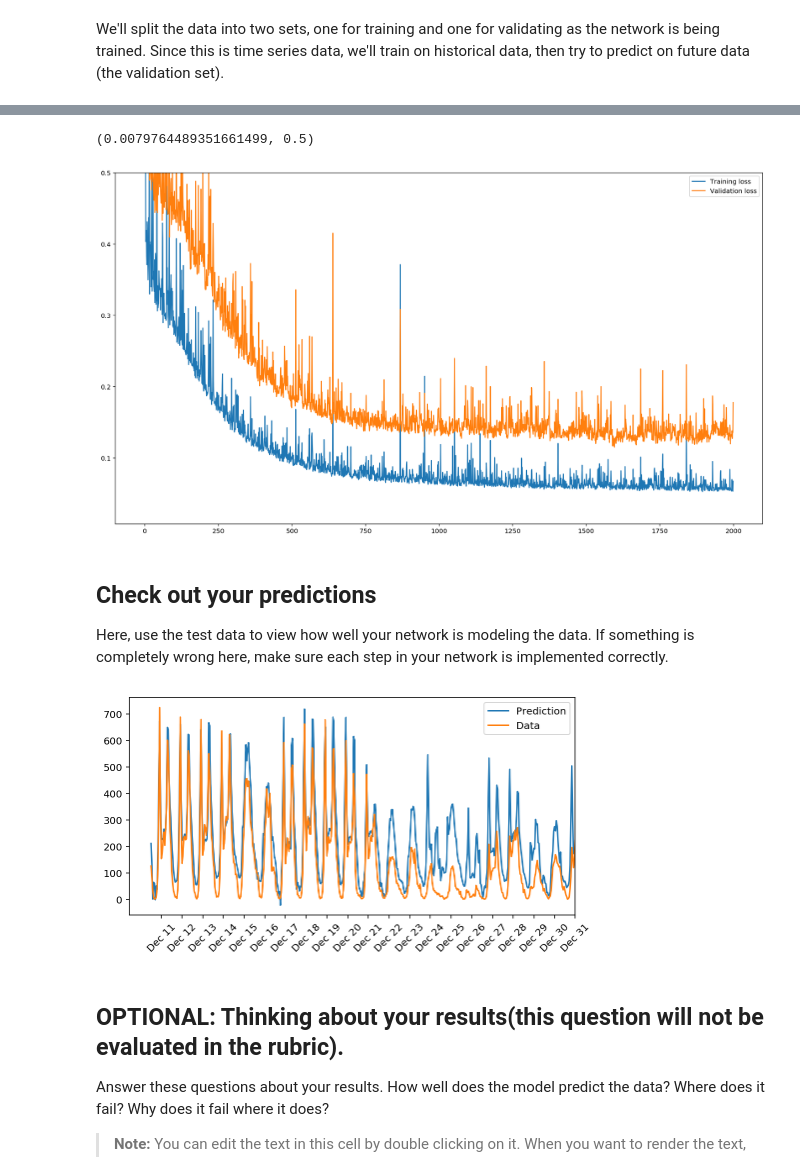
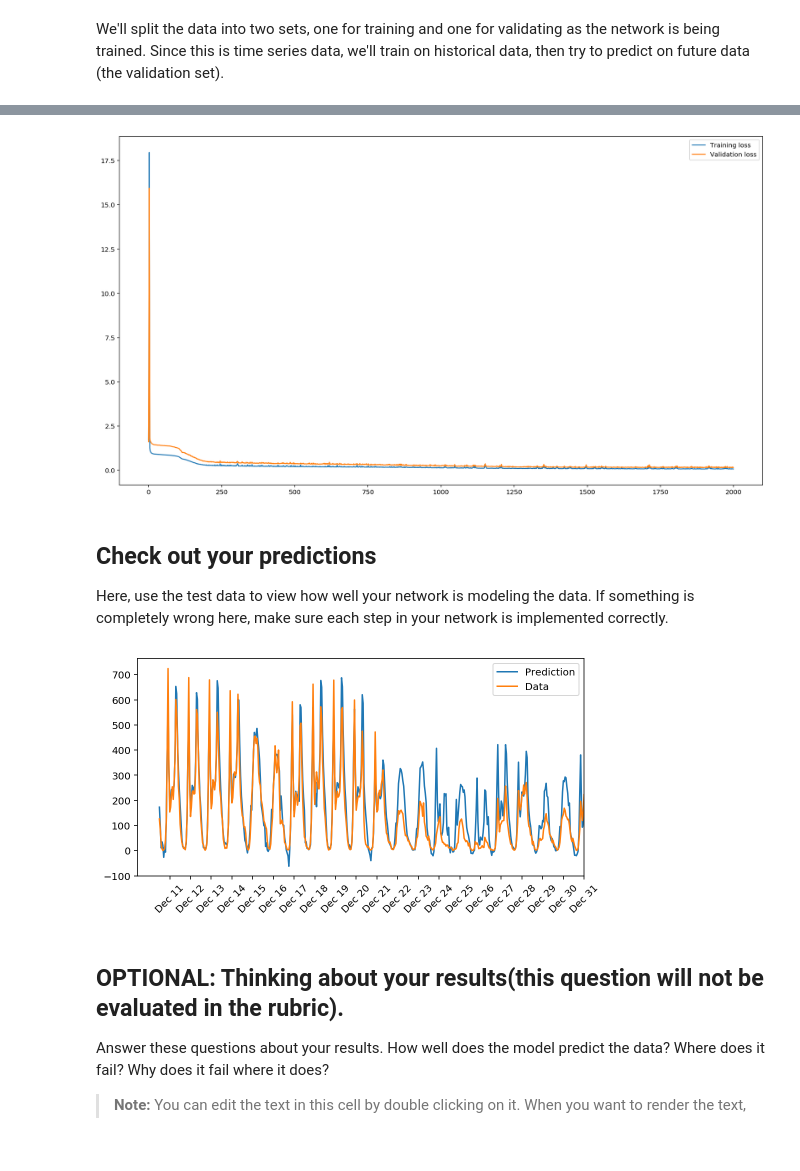
Before and after one commit to ithanium/dlnd-your-first-neural-network, a Jupyter notebook: DLND Your first neural network.ipynb, the cells around one changed output, grey strips where cells are left out. Saved outputs shown, nothing was run; the diff lists cells and outputs as text; code cells hidden in the pictures; blank space fills up the shorter version.

```diff
--- a/DLND Your first neural network.ipynb
+++ b/DLND Your first neural network.ipynb
@@ -191,28 +280,29 @@ The more hidden nodes you have, the more accurate predictions the model will mak
 import sys
 
 ### Set the hyperparameters here ###
-epochs = 2000
-learning_rate = 0.025
-hidden_nodes = 32
+iterations = 2000
+learning_rate = 0.01
+hidden_nodes = 10
 output_nodes = 1
 
 N_i = train_features.shape[1]
 network = NeuralNetwork(N_i, hidden_nodes, output_nodes, learning_rate)
 
 losses = {'train':[], 'validation':[]}
-for e in range(epochs):
+for ii in range(iterations):
     # Go through a random batch of 128 records from the training data set
     batch = np.random.choice(train_features.index, size=128)
-    for record, target in zip(train_features.ix[batch].values,
-                              train_targets.ix[batch]['cnt']):
-        network.train(record, target)
+    X, y = train_features.ix[batch].values, train_targets.ix[batch]['cnt']
+
+    network.train(X, y)
 
     # Printing out the training progress
-    train_loss = MSE(network.run(train_features), train_targets['cnt'].values)
-    val_loss = MSE(network.run(val_features), val_targets['cnt'].values)
-    sys.stdout.write("\rProgress: " + str(100 * e/float(epochs))[:4] \
+    train_loss = MSE(network.run(train_features).T, train_targets['cnt'].values)
+    val_loss = MSE(network.run(val_features).T, val_targets['cnt'].values)
+    sys.stdout.write("\rProgress: {:2.1f}".format(100 * ii/float(iterations)) \
                      + "% ... Training loss: " + str(train_loss)[:5] \
                      + " ... Validation loss: " + str(val_loss)[:5])
+    sys.stdout.flush()
 
     losses['train'].append(train_loss)
     losses['validation'].append(val_loss)
@@ -223,10 +313,9 @@ plt.figure(figsize=(18,10))
 plt.plot(losses['train'], label='Training loss')
 plt.plot(losses['validation'], label='Validation loss')
 plt.legend()
-plt.ylim(ymax=0.5)
+_ = plt.ylim()
 # %% [output]
-(0.0079764489351661499, 0.5)
-[figure, old version]
+[figure, new version]
 # %% [markdown]
 ## Check out your predictions
 
@@ -234,19 +323,19 @@ Here, use the test data to view how well your network is modeling the data. If s
 # %%
 fig, ax = plt.subplots(figsize=(8,4))
 
 mean, std = scaled_features['cnt']
-predictions = network.run(test_features)*std + mean
+predictions = network.run(test_features).T*std + mean
 ax.plot(predictions[0], label='Prediction')
 ax.plot((test_targets['cnt']*std + mean).values, label='Data')
 ax.set_xlim(right=len(predictions))
 ax.legend()
 
 dates = pd.to_datetime(rides.ix[test_data.index]['dteday'])
 dates = dates.apply(lambda d: d.strftime('%b %d'))
 ax.set_xticks(np.arange(len(dates))[12::24])
 _ = ax.set_xticklabels(dates[12::24], rotation=45)
 # %% [output]
-[figure, old version]
+[figure, new version]
 # %% [markdown]
 ## OPTIONAL: Thinking about your results(this question will not be evaluated in the rubric).
 
```
Also changed, not shown: parts of 8 cells of this notebook, 3 other files.
